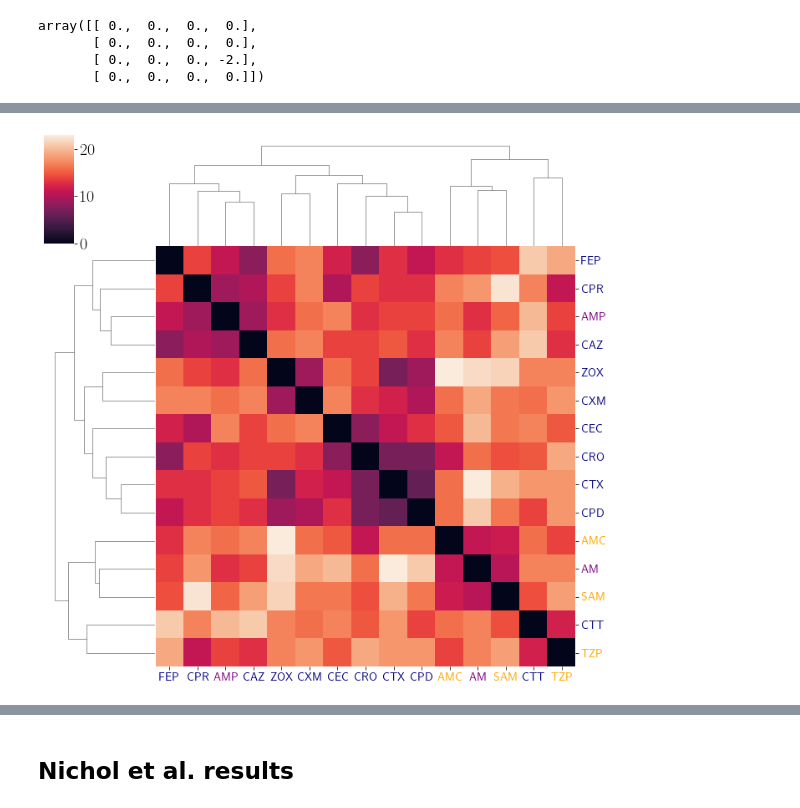
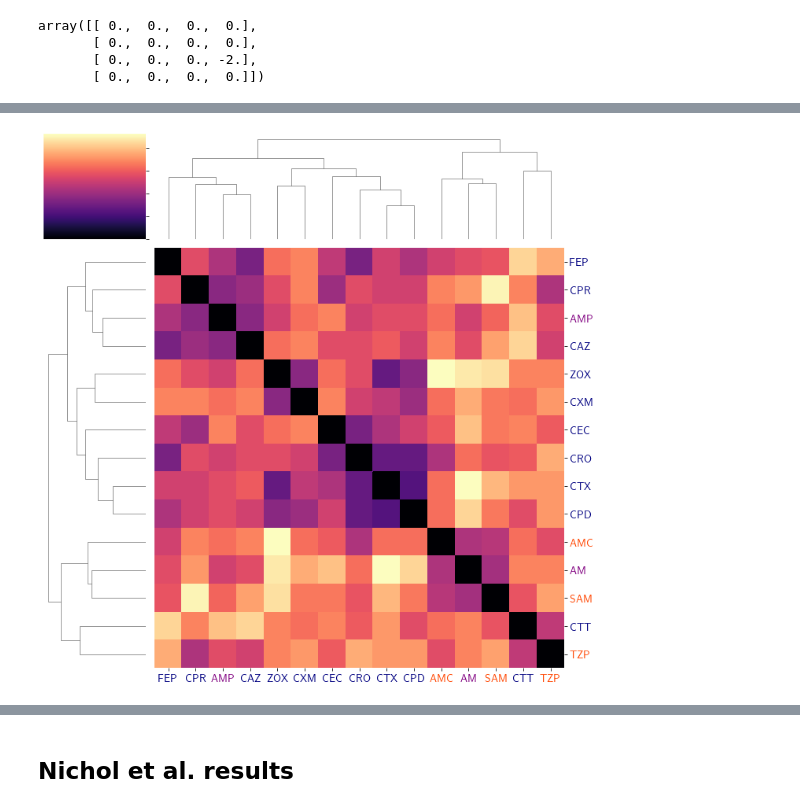
Before and after one commit to nkrishnan94/edgeflips, a Jupyter notebook: edgeflips.ipynb, the cells around one changed output, grey strips where cells are left out. Cells and saved outputs as stored; diff of their text form; code cells hidden in the pictures.

```diff
--- a/edgeflips.ipynb
+++ b/edgeflips.ipynb
@@ -46,11 +47,11 @@ abxDicts = [{'Name':'Ampicillin','Class':'Penicillin','Abbreviation':'AMP'},
            {'Name':'Cefuroxime','Class':'Cephalosporin','Abbreviation':'CXM'},
             {'Name':'Ceftriaxone','Class':'Cephalosporin','Abbreviation':'CRO'},
            {'Name':'Amoxicillin + Clav.','Class':'Penicillin + Inhib.','Abbreviation':'AMC'},
-           {'Name':'Ceftazidime','Class':'Cephalosporin','Abbreviation':'CAZ'},
+           {'dfName':'Ceftazidime','Class':'Cephalosporin','Abbreviation':'CAZ'},
            {'Name':'Cefotetan','Class':'Cephalosporin','Abbreviation':'CTT'},
            {'Name':'Ampicillin +Sulbactam','Class':'Penicillin + Inhib.','Abbreviation':'SAM'},
            {'Name':'Cefprozil','Class':'Cephalosporin','Abbreviation':'CPR'},
            {'Name':'Cefpodoxime','Class':'Cephalosporin','Abbreviation':'CPD'},
            {'Name':'Piperacillin + Tazobactam','Class':'Penicillin + Inhib.','Abbreviation':'TZP'},
            {'Name':'Cefepime','Class':'Cephalosporin','Abbreviation':'FEP'}]
-classColors = {'Cephalosporin':'Navy', 'Penicillin + Inhib.':'Orange','Penicillin':'Purple'}
+classColors = {'Cephalosporin':'Navy', 'Penicillin + Inhib.':'Orangered','Penicillin':'Purple'}
@@ -111,0 +147,10 @@ Text(0.6, 0.6, '$\\textbf{E} =  [U^{\\lceil\\textbf{A}\\rceil} - L^{\\lceil\\tex
+# %%
+fig,ax=plt.subplots()
+mpl.rcParams['text.usetex'] = True
+mpl.rcParams['text.latex.preamble'] = r'\usepackage{{amsmath}}'
+ax.axis(False)
+ax.text(0.3, .6, r'$\textbf{D} =  [U^{\textbf{A}} - L^{\textbf{A} T} - ( U^{\textbf{B}} - L^{\textbf{B} T})]/2 $'
+        ,fontsize=20)
+ax.text(.45, .45,r'$D =  \sum_{ij}|\textbf{D}_{ij}|$',fontsize=20)
+
+#plt.savefig('eqSI.pdf')
@@ -111,0 +160,10 @@ Text(0.6, 0.6, '$\\textbf{E} =  [U^{\\lceil\\textbf{A}\\rceil} - L^{\\lceil\\tex
+# %%
+peakDist = np.zeros((len(landscapes),len(landscapes)))
+for i,l1 in enumerate(landscapes):
+    for j,l2 in enumerate(landscapes):
+        k1=l1.getGlobalPeak()
+        k2=l2.getGlobalPeak()
+        hammingDistance(k1,k2)
+
+
+        peakDist[i,j] = hammingDistance(k1,k2)
@@ -143,25 +237,28 @@ for l in g.xaxis.get_majorticklabels():
 # %%
+
 df = pd.DataFrame(data=flipMatrix,columns = names,index=names)
-g = sns.clustermap(df)
+g = sns.clustermap(df,cmap = 'magma')
 
 for l in g.ax_heatmap.yaxis.get_majorticklabels():
     for dct in abxDicts:
         if l.get_text() == dct['Abbreviation']:
             l.set_color(classColors[dct['Class']])
     l.set_size(14)
     l.set_rotation(0)
 
 for l in g.ax_heatmap.xaxis.get_majorticklabels():
     for dct in abxDicts:
         if l.get_text() == dct['Abbreviation']:
             l.set_color(classColors[dct['Class']])
     l.set_size(14)
     l.set_rotation(0)
 
 
-
-#ax.set_xticklabels(names,fontsize=15,rotation=90)
-#ax.set_yticklabels(names,fontsize=15,rotation = 360)
-#ax.collections[0].colorbar.set_label("Edge flips",fontsize=16)
+g.ax_heatmap.collections[0].colorbar.set_label("",fontsize=16)
+#g.ax_heatmap.collections[0].colorbar.ax.tick_params(labelsize=14)
+g.ax_heatmap.collections[0].colorbar.ax.set_yticklabels([],labelsize=14)
+plt.tight_layout()
+#plt.savefig('edgeflipcluster.pdf')
+#plt.tight_layout()
 # %% [output]
-[figure, old version]
+[figure, new version]
```
Also changed, not shown: parts of 96 cells of this notebook, 13 other files.
